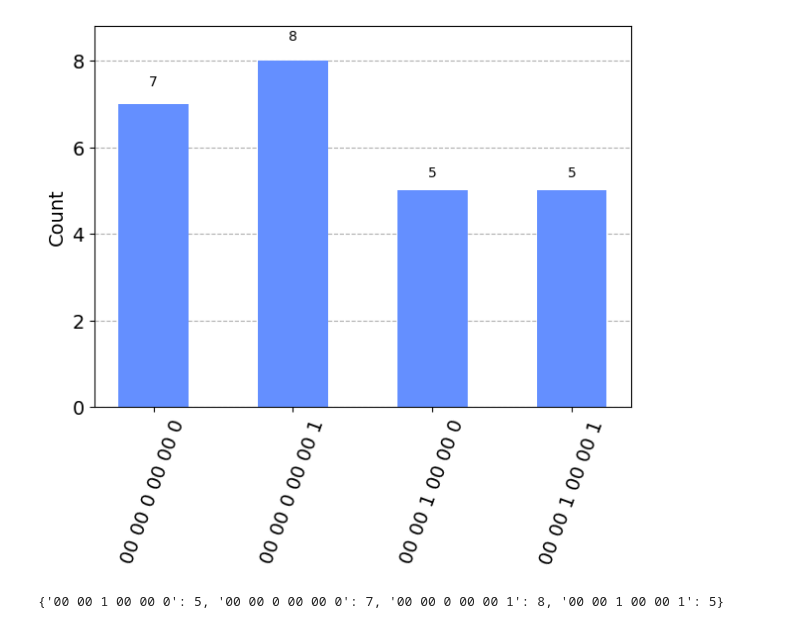
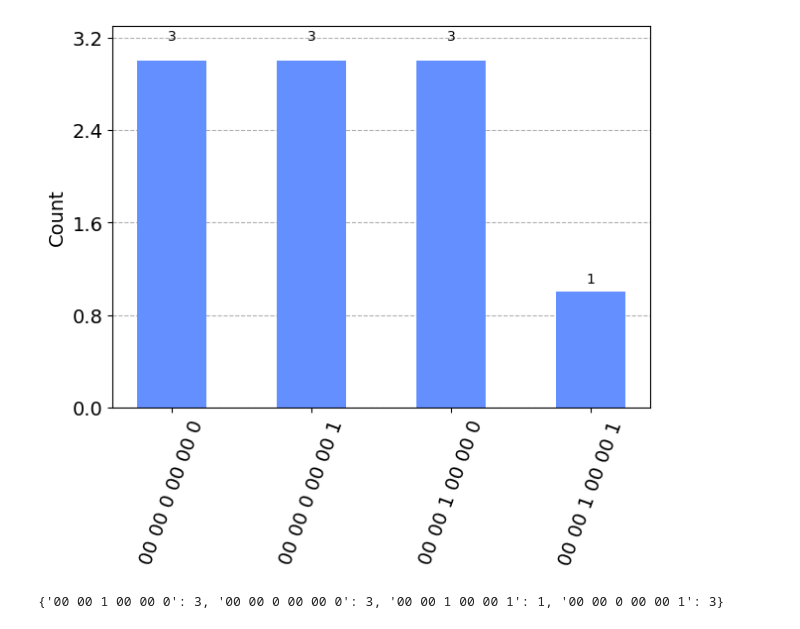
Before and after one commit to TonyPlaysGames/Shors-NeuralNetwork, a Jupyter notebook: x-gate-error.ipynb, the cells around one changed output. Saved outputs shown, nothing was run; the diff lists cells and outputs as text; code cells hidden in the pictures.

```diff
--- a/x-gate-error.ipynb
+++ b/x-gate-error.ipynb
@@ -200,13 +200,13 @@ qc.draw(output='mpl', fold=45)
 # %%
 sim = Aer.get_backend('qasm_simulator')
-job = execute(qc, sim, shots=25)
+job = execute(qc, sim, shots=10)
 result = job.result()
 counts = result.get_counts(qc)
 # X stabilizers: If 01 => error is in first block of 3 code qubits, if 11 => error is in second block of 3 code qubits, if 10 => error is in third block of 3 code qubits
 # Z stabilizers: If 01 => error is on 1st, 4th or 7th code qubit, if 11 => error is on 2nd, 5th or 8th code qubit, if 10 => error is on 3rd, 6th or 9th code qubit
 visualization.plot_histogram(counts)
 # %% [output]
-[figure, old version]
+[figure, new version]
 # %%
 def cleanData(data):
     newData = {}
@@ -217,4 +217,4 @@ def cleanData(data):
 
 cleanData(counts)
 # %% [output]
-{'00 00 1 00 00 0': 5, '00 00 0 00 00 0': 7, '00 00 0 00 00 1': 8, '00 00 1 00 00 1': 5}
+{'00 00 1 00 00 0': 3, '00 00 0 00 00 0': 3, '00 00 1 00 00 1': 1, '00 00 0 00 00 1': 3}
```
Also changed, not shown: parts of 1 cell of this notebook.
